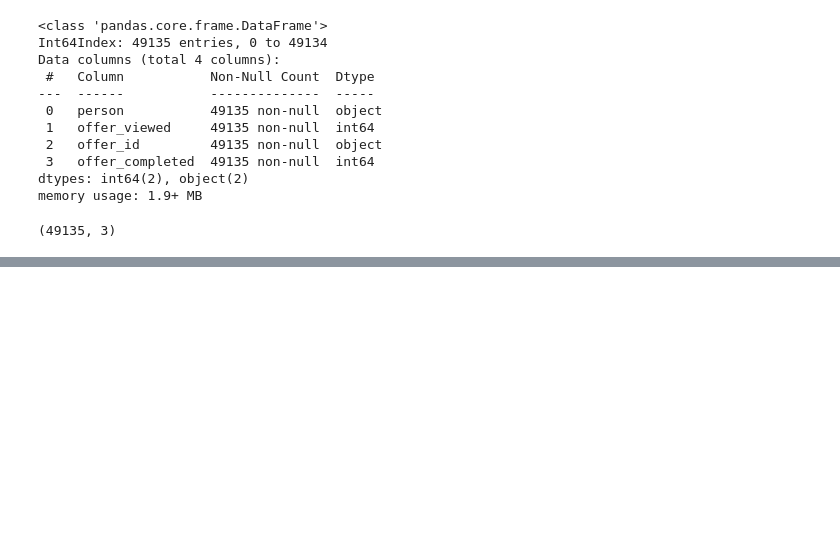
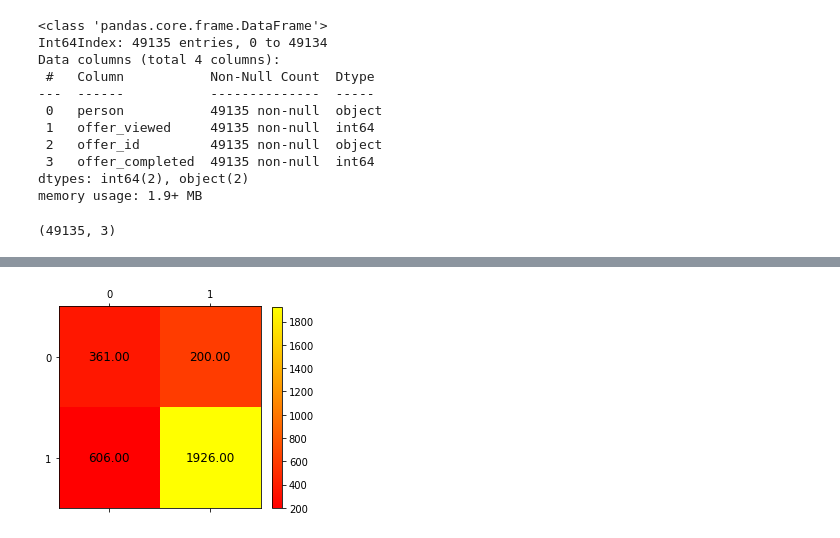
Before and after one commit to KWeselski/Starbucks_Capstone, a Jupyter notebook: Analysis_data.ipynb, the cells around one changed output, grey strips where cells are left out. Cells and saved outputs as stored; diff of their text form; code cells hidden in the pictures; blank space fills up the shorter version.

Commit message:
Implement first models

```diff
--- a/Analysis_data.ipynb
+++ b/Analysis_data.ipynb
@@ -577,0 +622,17 @@ plt.show()
+# %%
+from sklearn.linear_model import LogisticRegression
+
+log_clf = LogisticRegression()
+# %%
+log_clf.fit(X_train, y_train)
+y_pred = log_clf.predict(X_test)
+# %%
+cm = confusion_matrix(y_test,y_pred)
+img = plt.matshow(cm, cmap=plt.cm.autumn)
+plt.colorbar(img, fraction=0.045)
+for x in range(cm.shape[0]):
+    for y in range(cm.shape[1]):
+        plt.text(x,y, "%0.2f" %cm[x,y], size=12, color='black', ha='center', va='center')
+plt.show()
+# %% [output]
+[figure, added]
```
Also changed, not shown: parts of 40 cells of this notebook.
